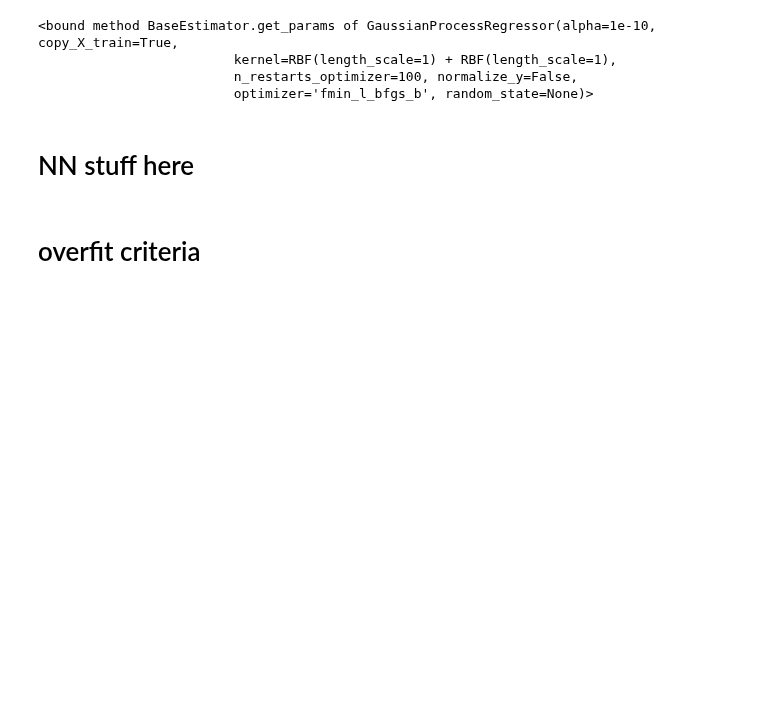
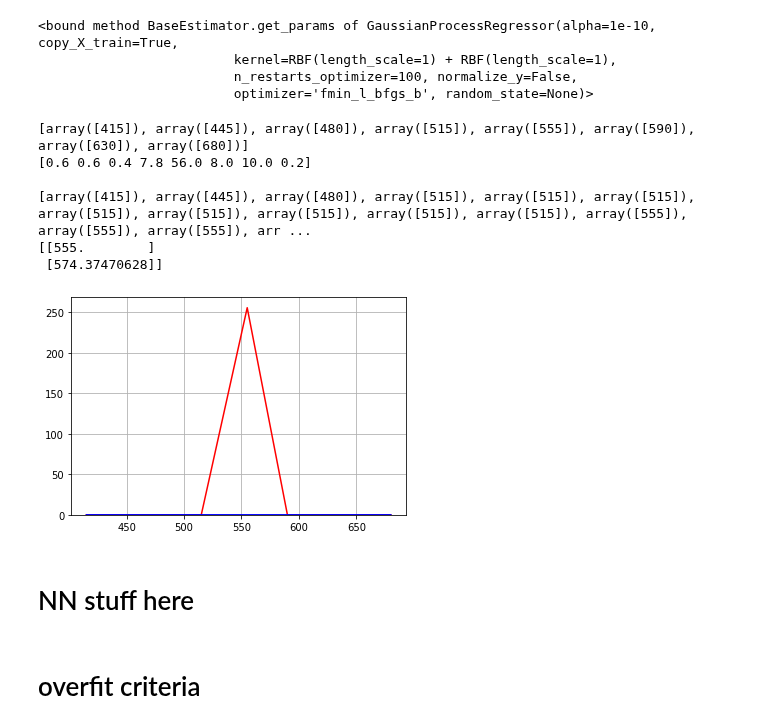
Before and after one commit to jmhuer/quantum_dots, a Jupyter notebook: quantum_dots_data.ipynb, the cells around one changed output. Saved outputs shown, nothing was run; the diff lists cells and outputs as text; code cells hidden in the pictures; blank space fills up the shorter version.

```diff
--- a/quantum_dots_data.ipynb
+++ b/quantum_dots_data.ipynb
@@ -84,7 +92,7 @@ Y1_columns = ["# emitters λ1 (x1010)"]
 Y2_columns = ["# emitters λ2 (x1010)"]
 Y_columns  = ["# emitters λ1 (x1010)", "# emitters λ2 (x1010)"]
 
-row = 200
+row = 298
 
 X_train, X_test = df.loc[row, X_columns], df.loc[row, X_columns]
 Y_train, Y_test = df.loc[row, Y2_columns], df.loc[row, Y2_columns]
@@ -126,6 +134,64 @@ print(gp.get_params)
                          kernel=RBF(length_scale=1) + RBF(length_scale=1),
                          n_restarts_optimizer=100, normalize_y=False,
                          optimizer='fmin_l_bfgs_b', random_state=None)>
+# %%
+from sklearn.mixture import GaussianMixture
+import numpy as np
+X_data = np.split(np.array(wavelenght), len(wavelenght))
+
+print(X_data)
+print(X_train.values)
+new_X_data = [a*b for a,b in zip(X_data, X_train.values)]
+print()
+l = []
+for a,b in zip(X_data, X_train.values):
+    l.extend([a]*(int(b)+1))
+print(l)
+f = np.array(l)
+g = GaussianMixture(n_components=2, random_state=0).fit(l)
+
+from matplotlib import rc
+from sklearn import mixture
+import matplotlib.pyplot as plt
+import numpy as np
+import matplotlib
+import matplotlib.ticker as tkr
+import scipy.stats as stats
+
+weights = g.weights_
+means = g.means_
+covars = g.covariances_
+print(means)
+plt.hist(f, bins=10, histtype='bar', density=True, ec='red', alpha=0.5)
+
+f_axis = f.copy().ravel()
+f_axis.sort()
+plt.plot(f_axis,weights[0]*stats.norm.pdf(f_axis,means[0],np.sqrt(covars[0])).ravel(), c='red')
+plt.plot(f_axis,weights[1]*stats.norm.pdf(f_axis,means[1],np.sqrt(covars[1])).ravel(), c='blue')
+
+plt.rcParams['agg.path.chunksize'] = 10
+
+plt.grid()
+plt.show()
+
+# x = np.linspace(mu - 3*sigma, mu + 3*sigma, 100)
+
+
+
+# pred_plot = {"legend": "predictions",
+#                 "x": f_axis,
+#                 "y": weights[0]*stats.norm.pdf(f_axis,means[0],np.sqrt(covars[0])).ravel()*100,
+#                 "marker_symbol": 'circle-open'}
+
+# plotline([ pred_plot, current_plot], "interpolated wavelength")
+# %% [output]
+[array([415]), array([445]), array([480]), array([515]), array([555]), array([590]), array([630]), array([680])]
+[0.6 0.6 0.4 7.8 56.0 8.0 10.0 0.2]
+
+[array([415]), array([445]), array([480]), array([515]), array([515]), array([515]), array([515]), array([515]), array([515]), array([515]), array([515]), array([555]), array([555]), array([555]), arr ...
+[[555.        ]
+ [574.37470628]]
+[figure, added]
 # %% [markdown]
 # NN stuff here
 # %%
```
Also changed, not shown: parts of 5 cells of this notebook.
